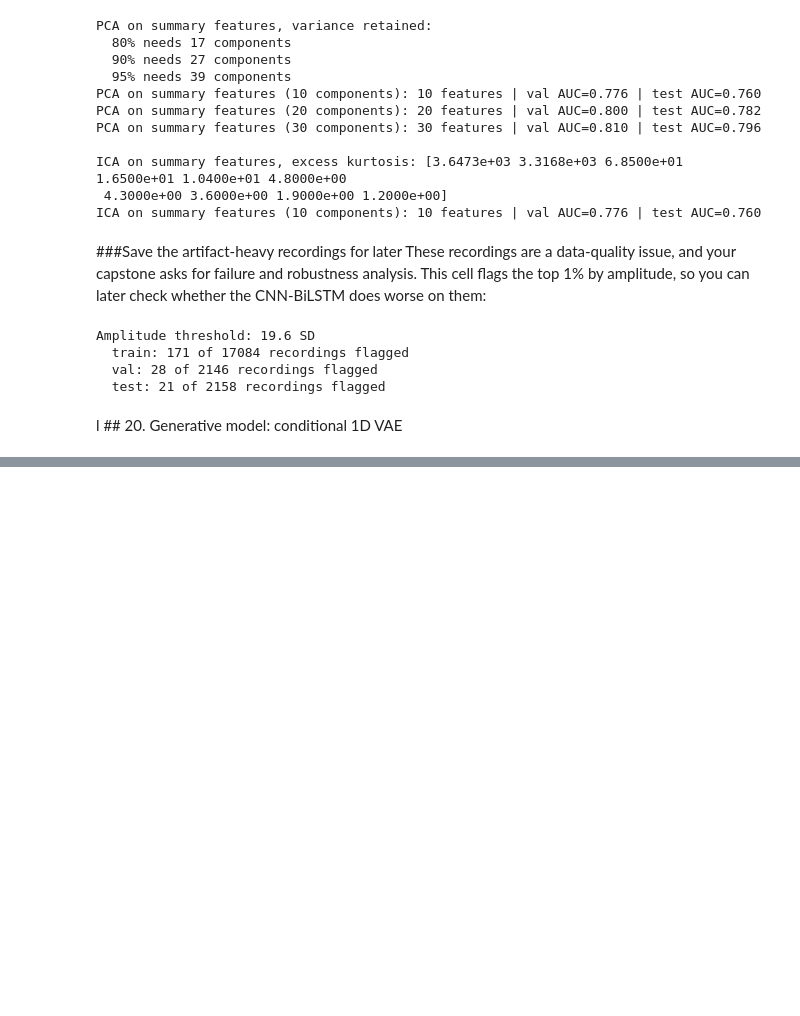
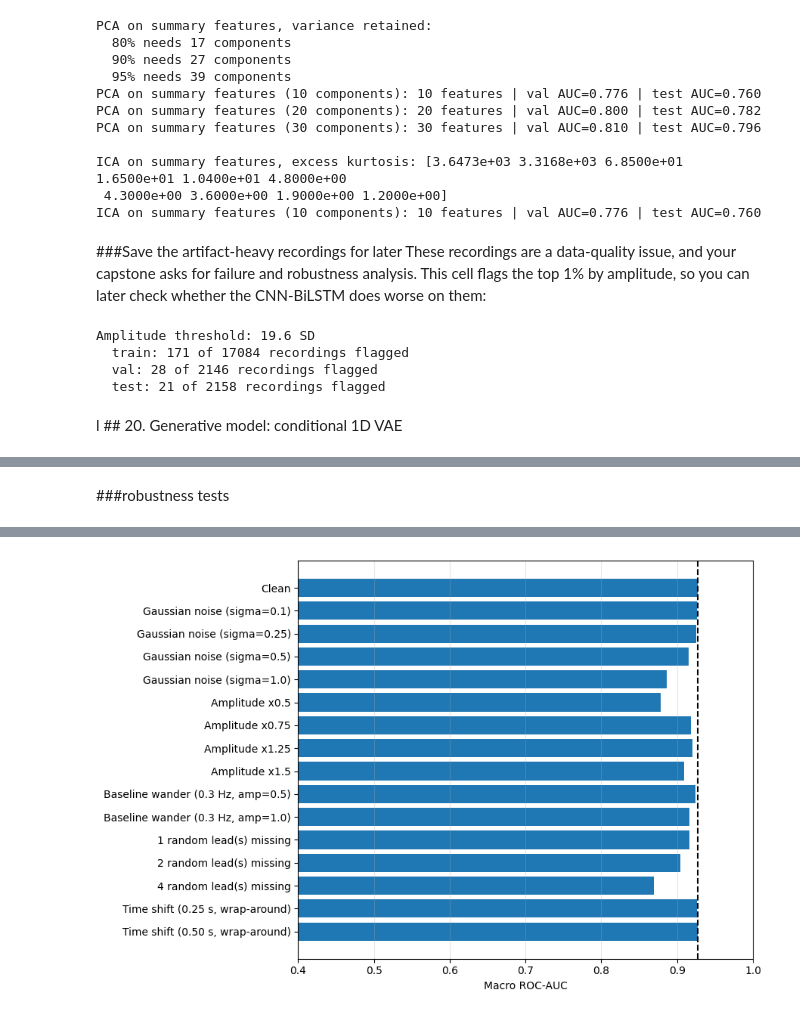
Before and after one commit to Sanhith30/deepLearning-csa4704, a Jupyter notebook: capstone/PTBXL_ECG_Capstone.ipynb, the cells around one changed output, grey strips where cells are left out. Cells and saved outputs as stored; diff of their text form; code cells hidden in the pictures; blank space fills up the shorter version.

```diff
--- a/capstone/PTBXL_ECG_Capstone.ipynb
+++ b/capstone/PTBXL_ECG_Capstone.ipynb
@@ -2110,0 +2479,49 @@ Training CNN-BiLSTM | seed 43 | Real + synthetic (23084 ECGs)...
+# %% [markdown]
+###robustness tests
+# %%
+rng_r = np.random.default_rng(RANDOM_STATE)
+
+def add_wander(X, amp, f=0.3):
+    t = np.arange(X.shape[2]) / 100.0
+    phase = rng_r.uniform(0, 2 * np.pi, (len(X), 1, 1))
+    return (X + amp * np.sin(2 * np.pi * f * t[None, None, :] + phase)).astype(np.float32)
+
+def drop_leads(X, k):
+    Xd = X.copy()
+    for i in range(len(Xd)):
+        Xd[i, rng_r.choice(12, k, replace=False)] = 0.0        # 0 = the normalised mean level
+    return Xd
+
+conditions = [("Clean", lambda: X_test_norm)]
+for s in (0.1, 0.25, 0.5, 1.0):
+    conditions.append((f"Gaussian noise (sigma={s})",
+                       lambda s=s: (X_test_norm + rng_r.normal(0, s, X_test_norm.shape)).astype(np.float32)))
+for a in (0.5, 0.75, 1.25, 1.5):
+    conditions.append((f"Amplitude x{a}", lambda a=a: (X_test_norm * a).astype(np.float32)))
+for amp in (0.5, 1.0):
+    conditions.append((f"Baseline wander (0.3 Hz, amp={amp})", lambda amp=amp: add_wander(X_test_norm, amp)))
+for k in (1, 2, 4):
+    conditions.append((f"{k} random lead(s) missing", lambda k=k: drop_leads(X_test_norm, k)))
+for sh in (25, 50):
+    conditions.append((f"Time shift ({sh/100:.2f} s, wrap-around)", lambda sh=sh: np.roll(X_test_norm, sh, axis=2)))
+
+rob_rows = []
+for name, make in conditions:
+    Pp = predict_on_array(make())
+    rob_rows.append({"Condition": name,
+                     "Macro-AUC": np.mean([roc_auc_score(Y[:, j], Pp[:, j]) for j in range(5)]),
+                     "Macro-F1 (fixed thresholds)": f1_score(Y, (Pp >= THR).astype(int), average="macro", zero_division=0)})
+rob_df = pd.DataFrame(rob_rows)
+rob_df["AUC change vs clean"] = rob_df["Macro-AUC"] - rob_df.loc[0, "Macro-AUC"]
+rob_df["F1 change vs clean"] = rob_df["Macro-F1 (fixed thresholds)"] - rob_df.loc[0, "Macro-F1 (fixed thresholds)"]
+display(rob_df.round(3))
+rob_df.to_csv(os.path.join(ra_dir, "robustness.csv"), index=False)
+
+fig, ax = plt.subplots(figsize=(9, 6))
+ax.barh(rob_df["Condition"], rob_df["Macro-AUC"], color="tab:blue")
+ax.axvline(rob_df.loc[0, "Macro-AUC"], color="k", ls="--")
+ax.set_xlim(0.4, 1.0); ax.invert_yaxis(); ax.set_xlabel("Macro ROC-AUC"); ax.grid(axis="x", alpha=0.3)
+plt.tight_layout()
+plt.savefig(os.path.join(ra_dir, "robustness.png"), dpi=150, bbox_inches="tight")
+plt.show()
+# %% [output]
@@ -2110,0 +2545 @@ Training CNN-BiLSTM | seed 43 | Real + synthetic (23084 ECGs)...
+[figure, added]
```
Also changed, not shown: parts of 29 cells of this notebook.
